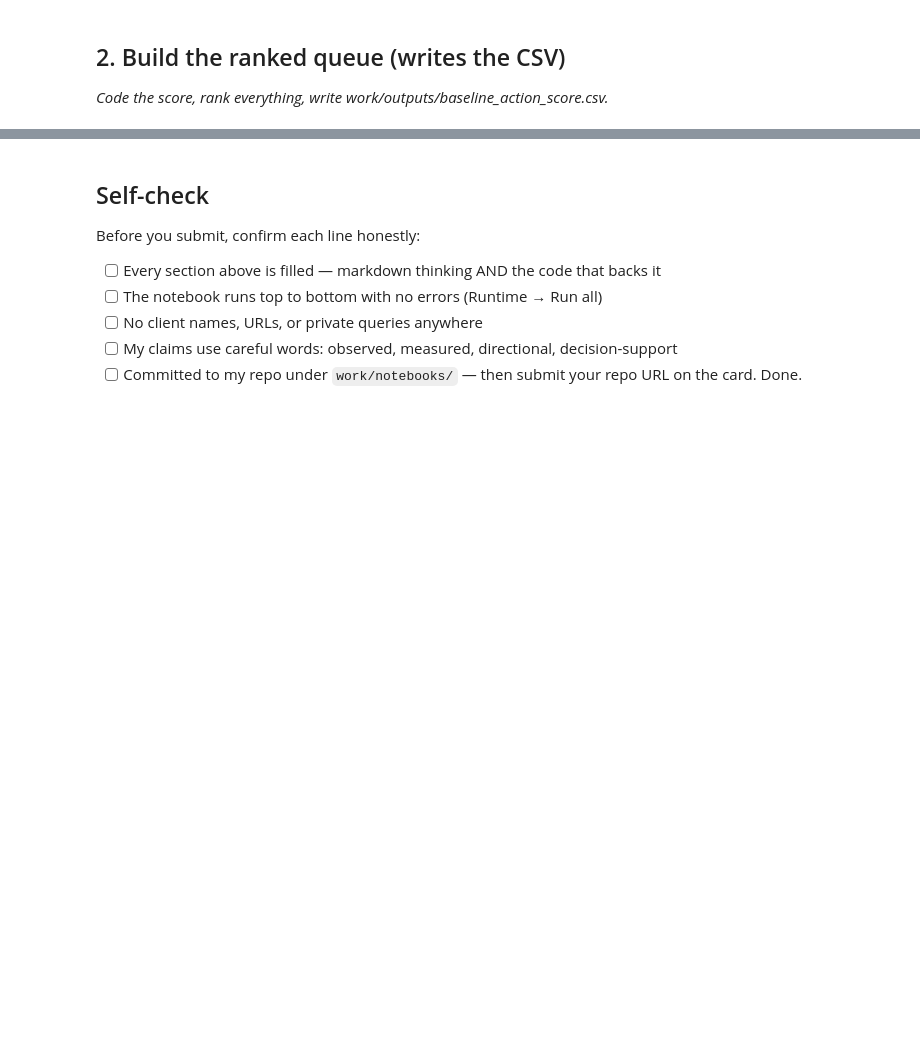
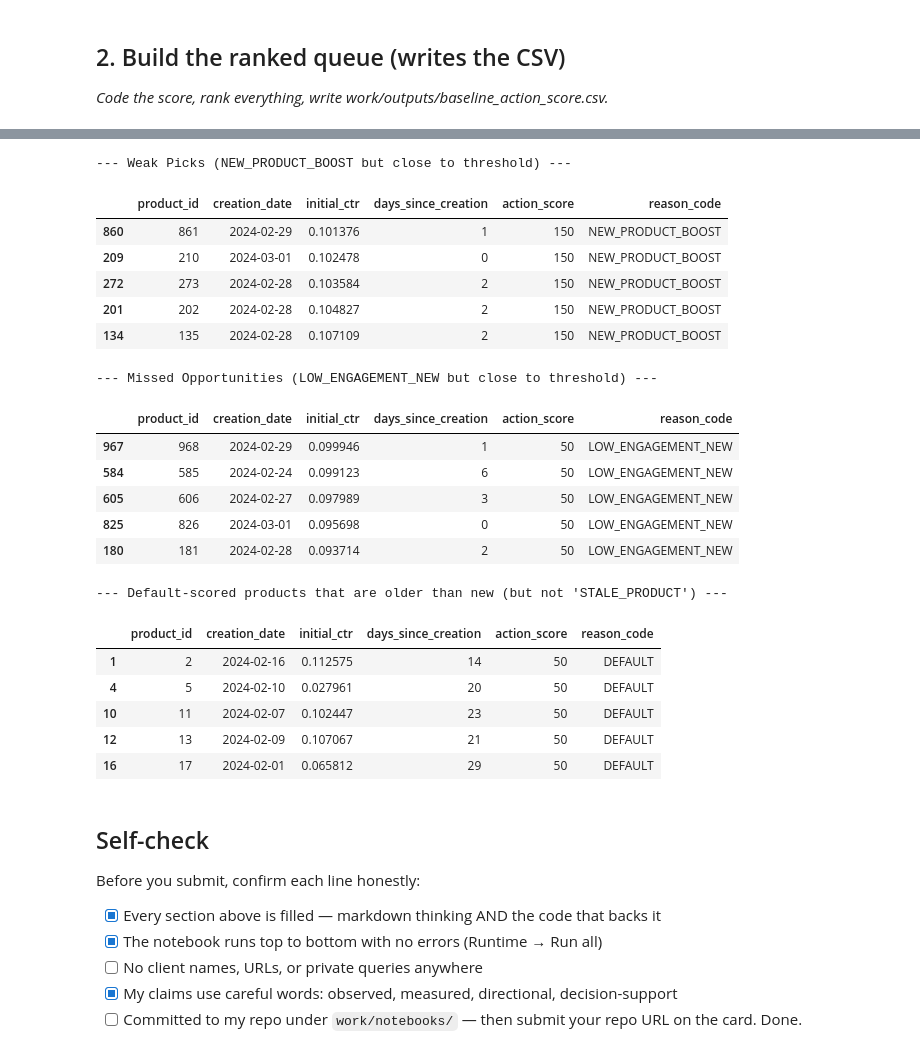
Before and after one commit to kbhutto256/flyrank-ml-internship, a Jupyter notebook: work/notebooks/w04_baseline_score.ipynb, the cells around one changed output, grey strips where cells are left out. Drawn from its saved outputs; the diff is of its cells as text; code cells hidden in the pictures; blank space fills up the shorter version.

```diff
--- a/work/notebooks/w04_baseline_score.ipynb
+++ b/work/notebooks/w04_baseline_score.ipynb
@@ -37,10 +247,67 @@ This skeleton is yours to fill. Work the sections **in order** — each one has
+# %%
+# This cell is for CODE (numbers, a query, a check).
+# Write your text answer in the cell ABOVE this one — typing sentences here breaks Run All.
+
+# Identify products with NEW_PRODUCT_BOOST but initial_ctr close to the threshold
+# Let's define 'close' as within 1% point (0.01) above the threshold
+weak_picks_boost = df_cleaned[
+    (df_cleaned['reason_code'] == 'NEW_PRODUCT_BOOST') &
+    (df_cleaned['initial_ctr'] >= INITIAL_ENGAGEMENT_THRESHOLD) &
+    (df_cleaned['initial_ctr'] < INITIAL_ENGAGEMENT_THRESHOLD + 0.01)
+].sort_values(by='initial_ctr', ascending=True)
+
+print("\n--- Weak Picks (NEW_PRODUCT_BOOST but close to threshold) ---")
+display(weak_picks_boost.head())
+
+# Identify 'Missed Opportunities': products with LOW_ENGAGEMENT_NEW but initial_ctr just below the threshold
+# Let's define 'just below' as within 1% point (0.01) below the threshold
+missed_opportunities = df_cleaned[
+    (df_cleaned['reason_code'] == 'LOW_ENGAGEMENT_NEW') &
+    (df_cleaned['initial_ctr'] < INITIAL_ENGAGEMENT_THRESHOLD) &
+    (df_cleaned['initial_ctr'] >= INITIAL_ENGAGEMENT_THRESHOLD - 0.01)
+].sort_values(by='initial_ctr', ascending=False)
+
+print("\n--- Missed Opportunities (LOW_ENGAGEMENT_NEW but close to threshold) ---")
+display(missed_opportunities.head())
+
+# Additionally, checking for products with default score that might be stale but not penalized strongly
+stale_default_products = df_cleaned[
+    (df_cleaned['reason_code'] == 'DEFAULT') &
+    (df_cleaned['days_since_creation'] > NEW_PRODUCT_DAYS) &
+    (df_cleaned['days_since_creation'] <= 30) # Older than new, but not yet 'STALE_PRODUCT' penalized
+]
+
+print("\n--- Default-scored products that are older than new (but not 'STALE_PRODUCT') ---")
+display(stale_default_products.head())
+# %% [output]
+--- Weak Picks (NEW_PRODUCT_BOOST but close to threshold) ---
+|  | product_id | creation_date | initial_ctr | days_since_creation | action_score | reason_code |
+| 860 | 861 | 2024-02-29 | 0.101376 | 1 | 150 | NEW_PRODUCT_BOOST |
+| 209 | 210 | 2024-03-01 | 0.102478 | 0 | 150 | NEW_PRODUCT_BOOST |
+| 272 | 273 | 2024-02-28 | 0.103584 | 2 | 150 | NEW_PRODUCT_BOOST |
+| 201 | 202 | 2024-02-28 | 0.104827 | 2 | 150 | NEW_PRODUCT_BOOST |
+| 134 | 135 | 2024-02-28 | 0.107109 | 2 | 150 | NEW_PRODUCT_BOOST |
+--- Missed Opportunities (LOW_ENGAGEMENT_NEW but close to threshold) ---
+|  | product_id | creation_date | initial_ctr | days_since_creation | action_score | reason_code |
+| 967 | 968 | 2024-02-29 | 0.099946 | 1 | 50 | LOW_ENGAGEMENT_NEW |
+| 584 | 585 | 2024-02-24 | 0.099123 | 6 | 50 | LOW_ENGAGEMENT_NEW |
+| 605 | 606 | 2024-02-27 | 0.097989 | 3 | 50 | LOW_ENGAGEMENT_NEW |
+| 825 | 826 | 2024-03-01 | 0.095698 | 0 | 50 | LOW_ENGAGEMENT_NEW |
+| 180 | 181 | 2024-02-28 | 0.093714 | 2 | 50 | LOW_ENGAGEMENT_NEW |
+--- Default-scored products that are older than new (but not 'STALE_PRODUCT') ---
+|  | product_id | creation_date | initial_ctr | days_since_creation | action_score | reason_code |
+| 1 | 2 | 2024-02-16 | 0.112575 | 14 | 50 | DEFAULT |
+| 4 | 5 | 2024-02-10 | 0.027961 | 20 | 50 | DEFAULT |
+| 10 | 11 | 2024-02-07 | 0.102447 | 23 | 50 | DEFAULT |
+| 12 | 13 | 2024-02-09 | 0.107067 | 21 | 50 | DEFAULT |
+| 16 | 17 | 2024-02-01 | 0.065812 | 29 | 50 | DEFAULT |
 # %% [markdown]
 ## Self-check
 
 Before you submit, confirm each line honestly:
 
-- [ ] Every section above is filled — markdown thinking AND the code that backs it
-- [ ] The notebook runs top to bottom with no errors (Runtime → Run all)
+- [x] Every section above is filled — markdown thinking AND the code that backs it
+- [x] The notebook runs top to bottom with no errors (Runtime → Run all)
 - [ ] No client names, URLs, or private queries anywhere
-- [ ] My claims use careful words: observed, measured, directional, decision-support
+- [x] My claims use careful words: observed, measured, directional, decision-support
 - [ ] Committed to my repo under `work/notebooks/` — then submit your repo URL on the card. Done.
```
Also changed, not shown: parts of 12 cells of this notebook.
